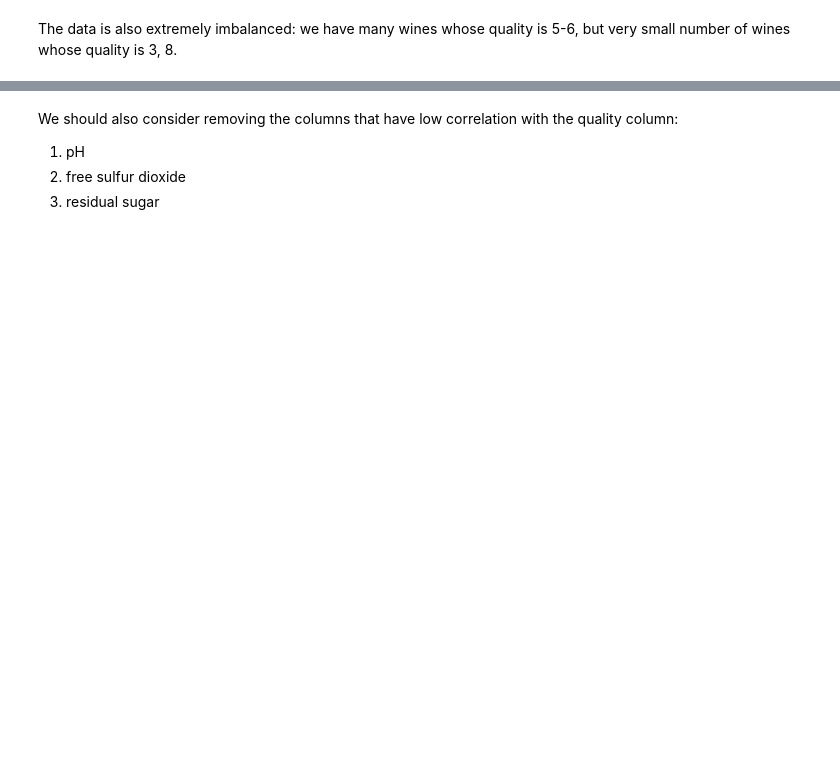
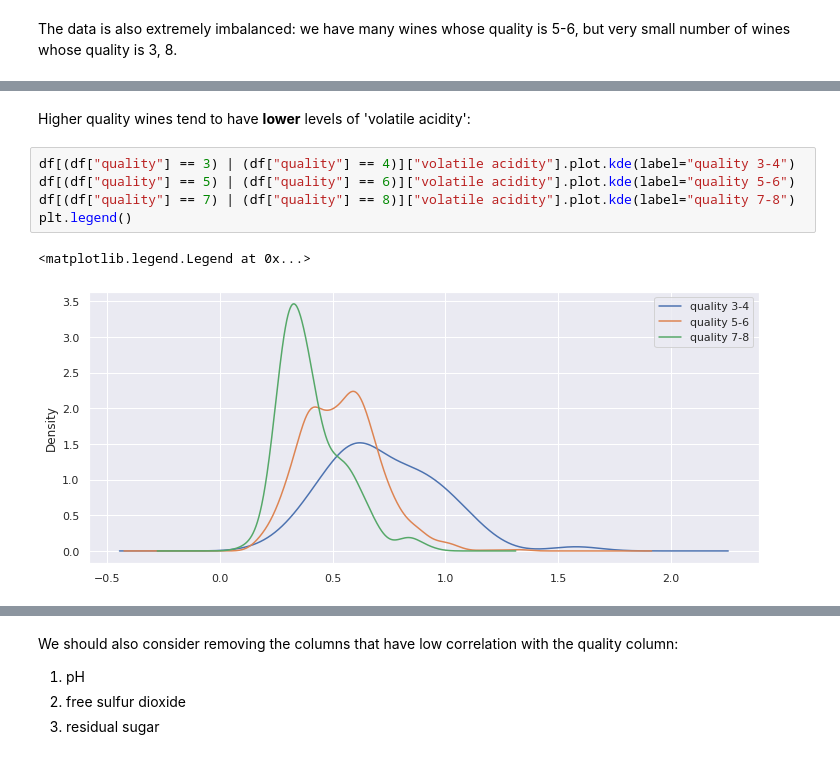
Before and after one commit to belea7/Wine_Quality_Classificiation, a Jupyter notebook: wine-quality-classificiation.ipynb, the cells around one changed output, grey strips where cells are left out. Saved outputs shown, nothing was run; the diff lists cells and outputs as text; blank space fills up the shorter version.

```diff
--- a/wine-quality-classificiation.ipynb
+++ b/wine-quality-classificiation.ipynb
@@ -32,0 +152,10 @@ df.hist()
+# %% [markdown]
+Higher quality wines tend to have **lower** levels of 'volatile acidity':
+# %%
+df[(df["quality"] == 3) | (df["quality"] == 4)]["volatile acidity"].plot.kde(label="quality 3-4")
+df[(df["quality"] == 5) | (df["quality"] == 6)]["volatile acidity"].plot.kde(label="quality 5-6")
+df[(df["quality"] == 7) | (df["quality"] == 8)]["volatile acidity"].plot.kde(label="quality 7-8")
+plt.legend()
+# %% [output]
+<matplotlib.legend.Legend at 0x...>
+[figure, added]
```
Also changed, not shown: parts of 67 cells of this notebook.
